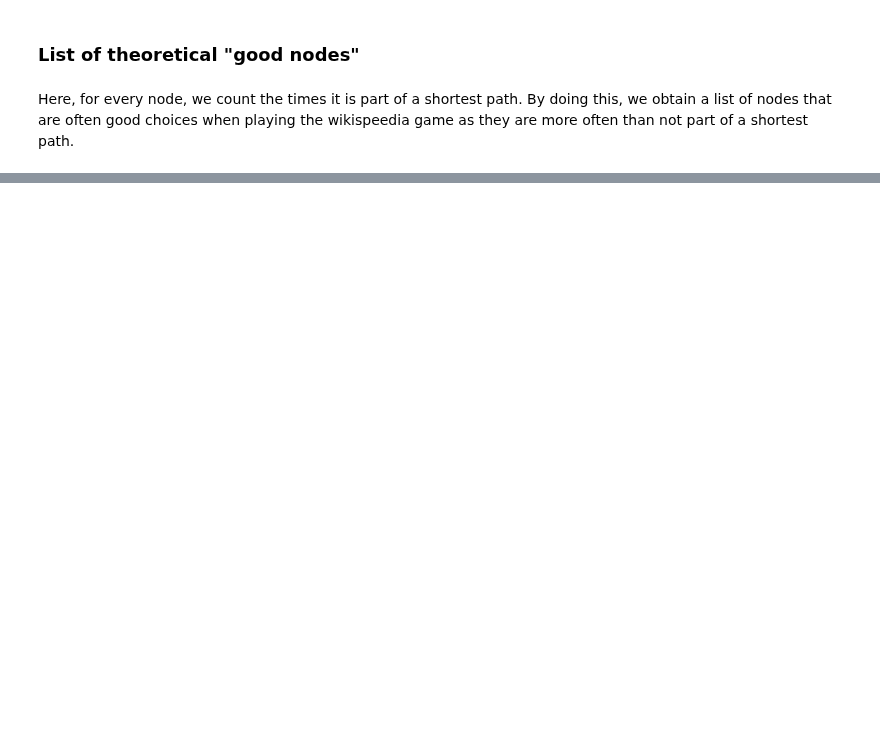
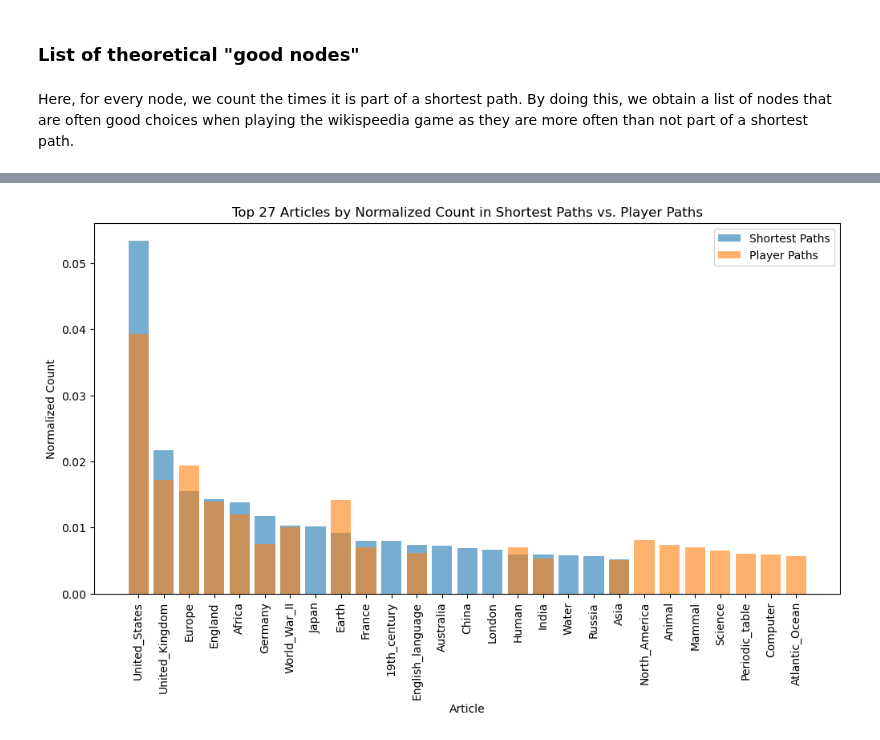
Before and after one commit to epfl-ada/ada-2024-project-adaholiks, a Jupyter notebook: part1_osc.ipynb, the cells around one changed output, grey strips where cells are left out. Drawn from its saved outputs; the diff is of its cells as text; code cells hidden in the pictures; blank space fills up the shorter version.

```diff
--- a/part1_osc.ipynb
+++ b/part1_osc.ipynb
@@ -84,0 +221,8 @@ node_counts_df
+# %%
+# Same to paths_unfinished
+paths_unfinished['finished'] = False
+# Clean the paths_unfinished dataframe
+# Rename 'type' to 'failure_reason'
+paths_unfinished.rename(columns={'type': 'failure_reason', 'target' : 'target_article'}, inplace=True)
+# extract the start_article from the `path` column
+paths_unfinished['start_article'] = paths_unfinished['path'].apply(lambda x: x.split(';')[0])
@@ -84,0 +245,17 @@ node_counts_df
+# %%
+from collections import Counter
+
+all_articles = []
+for path in paths_unfinished['path']:
+    articles = path.split(';')
+    if len(articles) > 2:  # Ensure there are at least three articles
+        unique_articles = set(articles[1:])  # Convert to set to keep only unique articles within the path
+        all_articles.extend(unique_articles)  # Add unique articles to all_articles
+
+player_article_count = Counter(all_articles)
+
+# Convert the counts to a DataFrame and sort
+player_article_count = pd.DataFrame(player_article_count.items(), columns=['Article', 'Count'])
+player_article_count = player_article_count.sort_values(by='Count', ascending=False)
+
+player_article_count.head(20)
@@ -84,0 +345,15 @@ node_counts_df
+# %%
+# Visualization of differences
+
+# Bar plot of top N normalized article counts in each dataset
+plt.figure(figsize=(12, 6))
+plt.bar(top_SP.index, top_SP['Normalized_Count'], alpha=0.6, label='Shortest Paths')
+plt.bar(top_player.index, top_player['Normalized_Count'], alpha=0.6, label='Player Paths')
+plt.xticks(rotation=90)
+plt.xlabel('Article')
+plt.ylabel('Normalized Count')
+plt.title(f'Top {N} Articles by Normalized Count in Shortest Paths vs. Player Paths')
+plt.legend()
+plt.show()
+# %% [output]
+[figure, added]
```
Also changed, not shown: parts of 22 cells of this notebook, 1 other file.
